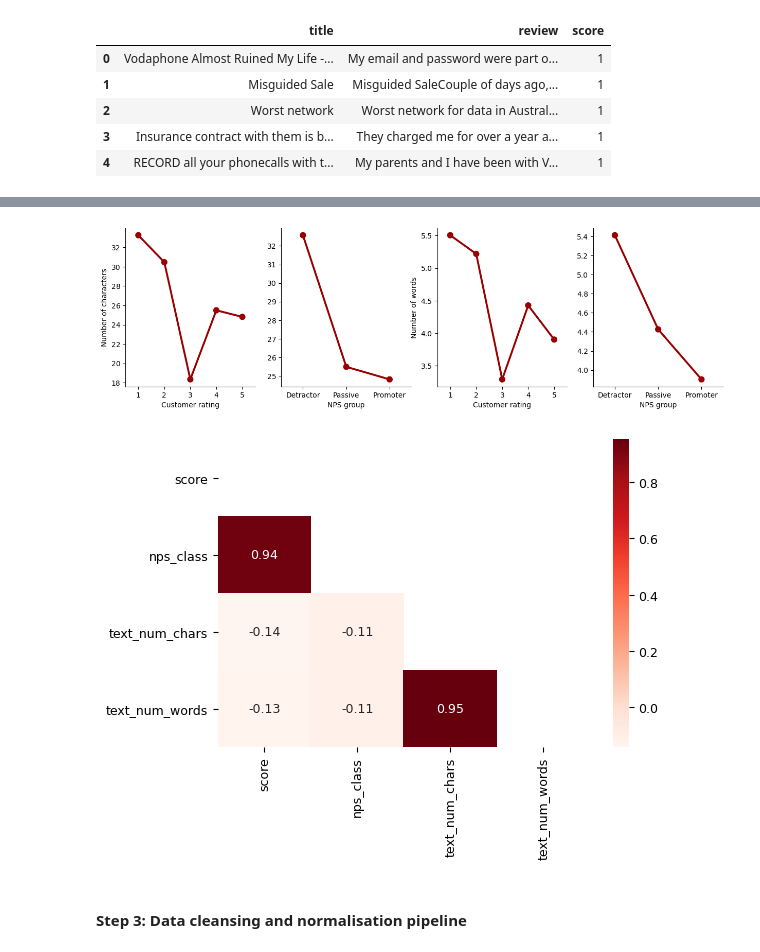
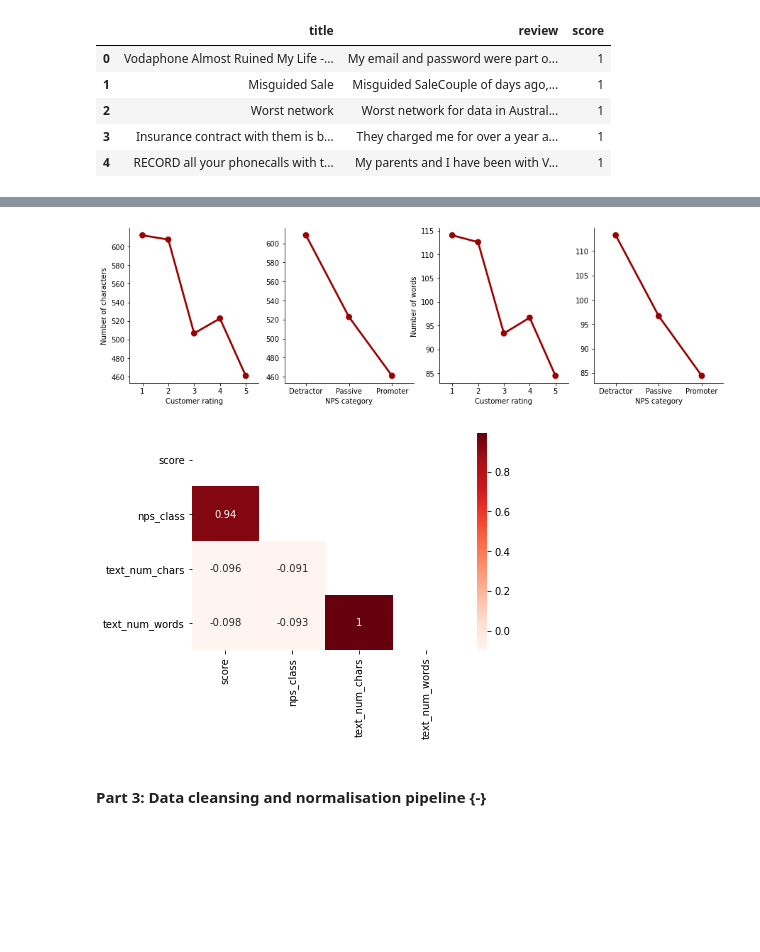
Before and after one commit to NikkiSarah/MA5853-54-Projects, a Jupyter notebook: Alternative ingestion pipeline plus EDA.ipynb, the cells around one changed output, grey strips where cells are left out. Drawn from its saved outputs; the diff is of its cells as text; code cells hidden in the pictures; blank space fills up the shorter version.

```diff
--- a/Alternative ingestion pipeline plus EDA.ipynb
+++ b/Alternative ingestion pipeline plus EDA.ipynb
@@ -115,8 +117,8 @@ dtype: int64
 vodafone_reviews['text'] = vodafone_reviews.apply(lambda x: x.title + '. ' + x.review, axis=1)
 # %%
 # calculate character and word lengths of the combined text and obtain some basic descriptive statistics
-vodafone_reviews['text_num_chars'] = vodafone_reviews.title.apply(lambda x: len(x))
-vodafone_reviews['text_num_words'] = vodafone_reviews.title.apply(lambda x: len(re.findall(r'\w+', x)))
+vodafone_reviews['text_num_chars'] = vodafone_reviews.text.apply(lambda x: len(x))
+vodafone_reviews['text_num_words'] = vodafone_reviews.text.apply(lambda x: len(re.findall(r'\w+', x)))
 
 descriptive_statistics = vodafone_reviews.describe()
 descriptive_statistics
@@ -238,34 +239,30 @@ plot_kde_plot(choice=4)
 # %%
 # an alternative representation using seaborn pointplots
 fig, axs = plt.subplots(1, 4, figsize = (15, 4))
 p = sns.pointplot(ax=axs[0], data=vodafone_reviews, x='score', y='text_num_chars', color='#990000', ci=None)
 p.spines['right'].set_visible(False)
 p.spines['top'].set_visible(False)
 p.set_xlabel("Customer rating")
 p.set_ylabel("Number of characters")
-p2 = sns.pointplot(ax=axs[1], data=vodafone_reviews, x='nps_group', y='text_num_chars', color='#990000', ci=None)
+p2 = sns.pointplot(ax=axs[1], data=vodafone_reviews, x='nps_category', y='text_num_chars', color='#990000', ci=None)
 p2.spines['right'].set_visible(False)
 p2.spines['top'].set_visible(False)
-p2.set_xlabel("NPS group")
+p2.set_xlabel("NPS category")
 p2.set_ylabel("")
 p3 = sns.pointplot(ax=axs[2], data=vodafone_reviews, x='score', y='text_num_words', color='#990000', ci=None)
 p3.spines['right'].set_visible(False)
 p3.spines['top'].set_visible(False)
 p3.set_xlabel("Customer rating")
 p3.set_ylabel("Number of words")
-p2 = sns.pointplot(ax=axs[3], data=vodafone_reviews, x='nps_group', y='text_num_words', color='#990000', ci=None)
-p2.spines['right'].set_visible(False)
-p2.spines['top'].set_visible(False)
-p2.set_xlabel("NPS group")
-p2.set_ylabel("");
-# plt.show()
-
-# reset the default figure size
-plt.rcdefaults()
+p4 = sns.pointplot(ax=axs[3], data=vodafone_reviews, x='nps_category', y='text_num_words', color='#990000', ci=None)
+p4.spines['right'].set_visible(False)
+p4.spines['top'].set_visible(False)
+p4.set_xlabel("NPS category")
+p4.set_ylabel("");
 # %% [output]
-[figure, old version]
+[figure, new version]
 # %%
-# calculate and plot the correlation between nps_group, customer rating, and title and review lengths
+# calculate and plot the correlation between nps_category, customer rating, and title and review lengths
 numeric_features = vodafone_reviews.loc[:, ['score', 'nps_class', 'text_num_chars', 'text_num_words']]
 corr = numeric_features.corr()
 
@@ -273,9 +270,5 @@ fig, ax = plt.subplots(figsize = (6, 4))
 mask = np.zeros_like(numeric_features.corr())
 mask[np.triu_indices_from(mask)] = 1
 sns.heatmap(numeric_features.corr(), mask=mask, ax=ax, annot=True, cmap='Reds');
-# plt.show()
-
-# reset the default figure size
-plt.rcdefaults()
 # %% [output]
-[figure, old version]
+[figure, new version]
@@ -282,5 +287,5 @@ plt.rcdefaults()
 # %% [markdown]
-#### Step 3: Data cleansing and normalisation pipeline
+#### Part 3: Data cleansing and normalisation pipeline {-}
 # %%
 # define a function to perform initial cleaning and pre-processing, including conversion to lower-case, correction of
 #  various errors and idiosyncrasies, and spell-checking the text
```
Also changed, not shown: parts of 57 cells of this notebook.
